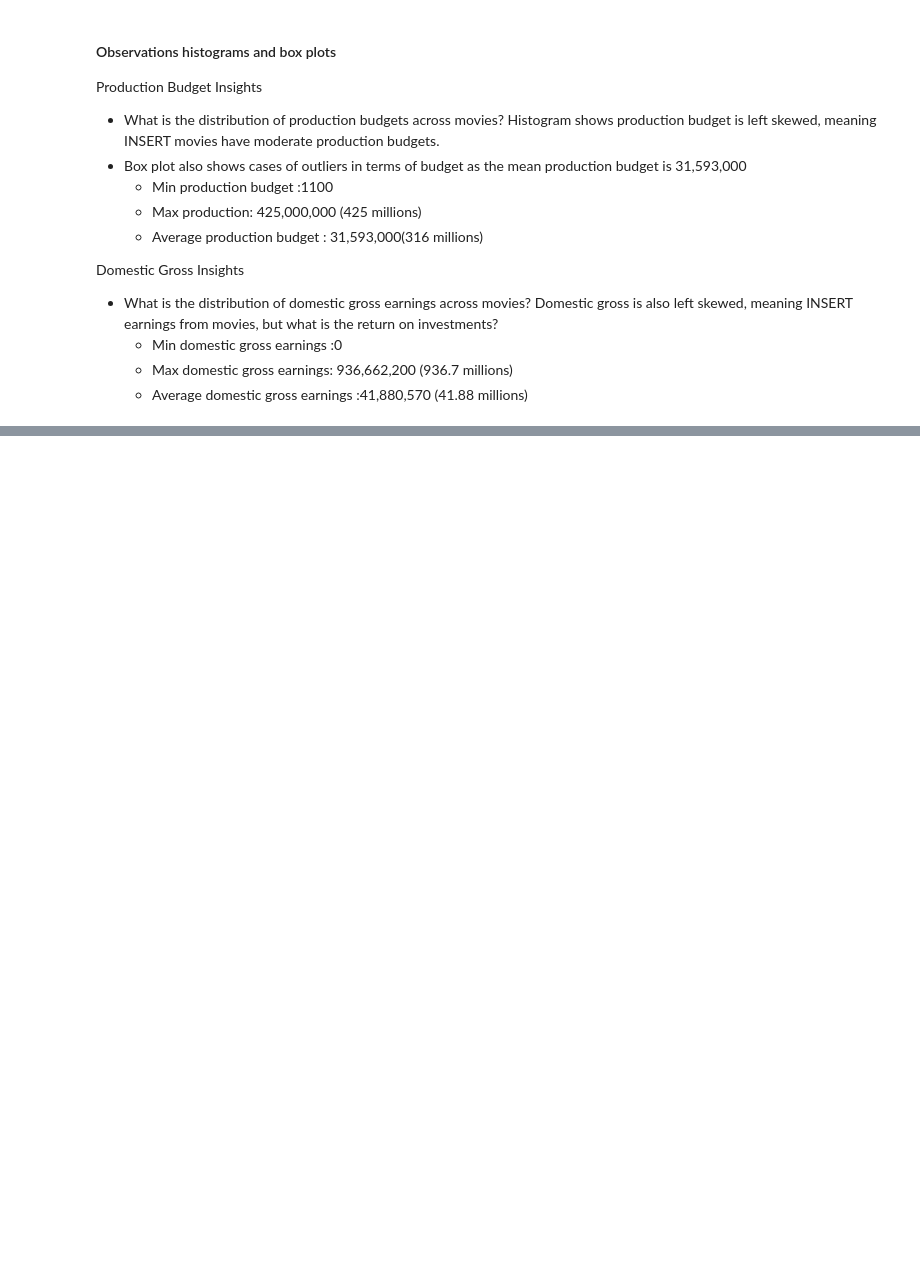
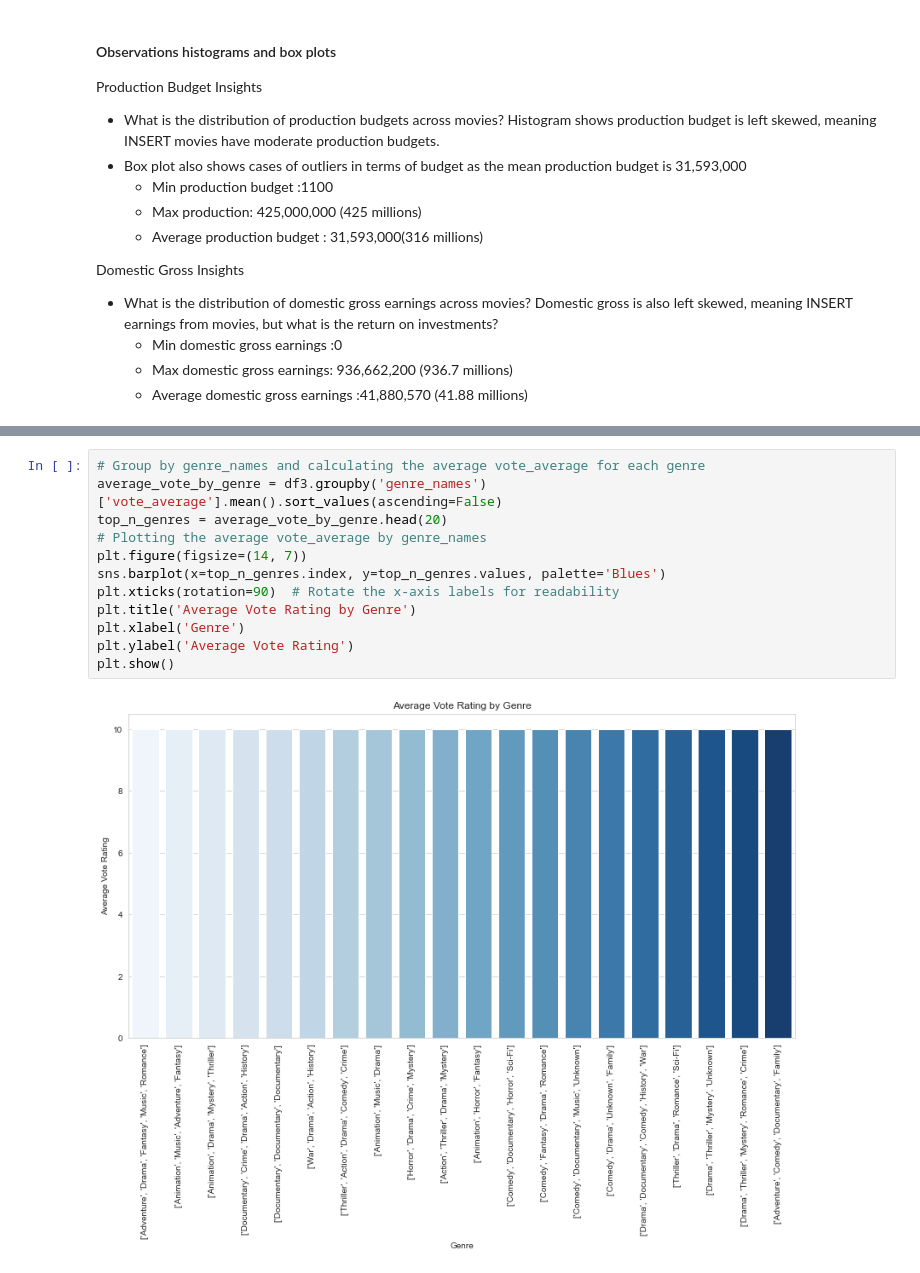
Before and after one commit to Otim135/group3-phase2-project, a Jupyter notebook: ipynbs/Ketty.ipynb, the cells around one changed output, grey strips where cells are left out. Saved outputs shown, nothing was run; the diff lists cells and outputs as text; blank space fills up the shorter version.

```diff
--- a/ipynbs/Ketty.ipynb
+++ b/ipynbs/Ketty.ipynb
@@ -541,0 +589,14 @@ Domestic gross is also left skewed, meaning INSERT earnings from movies, but wha
+# %%
+# Group by genre_names and calculating the average vote_average for each genre
+average_vote_by_genre = df3.groupby('genre_names')['vote_average'].mean().sort_values(ascending=False)
+top_n_genres = average_vote_by_genre.head(20)
+# Plotting the average vote_average by genre_names
+plt.figure(figsize=(14, 7))
+sns.barplot(x=top_n_genres.index, y=top_n_genres.values, palette='Blues')
+plt.xticks(rotation=90)  # Rotate the x-axis labels for readability
+plt.title('Average Vote Rating by Genre')
+plt.xlabel('Genre')
+plt.ylabel('Average Vote Rating')
+plt.show()
+# %% [output]
+[figure, added]
```
Also changed, not shown: parts of 3 cells of this notebook.
